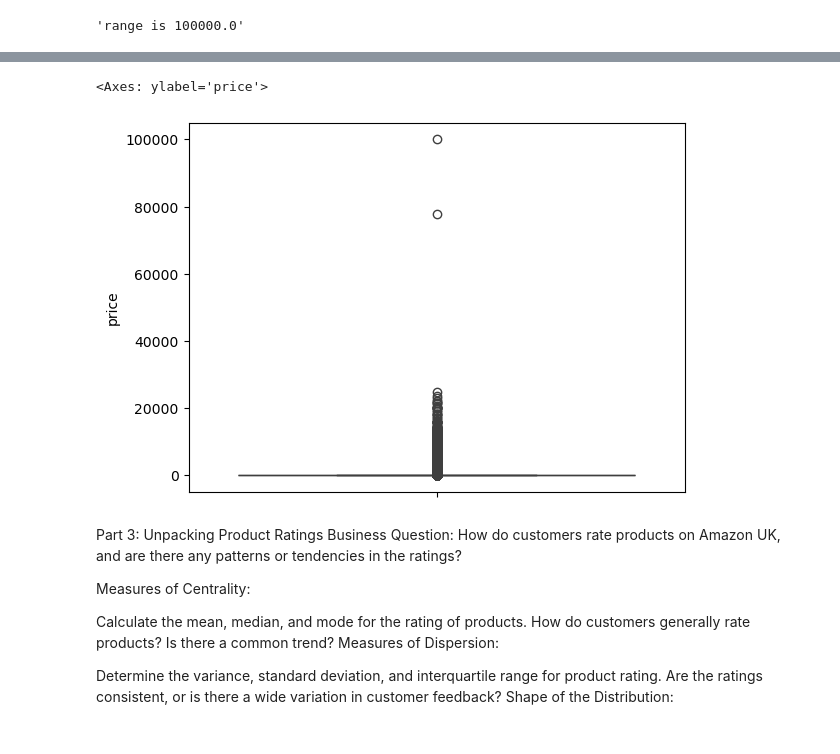
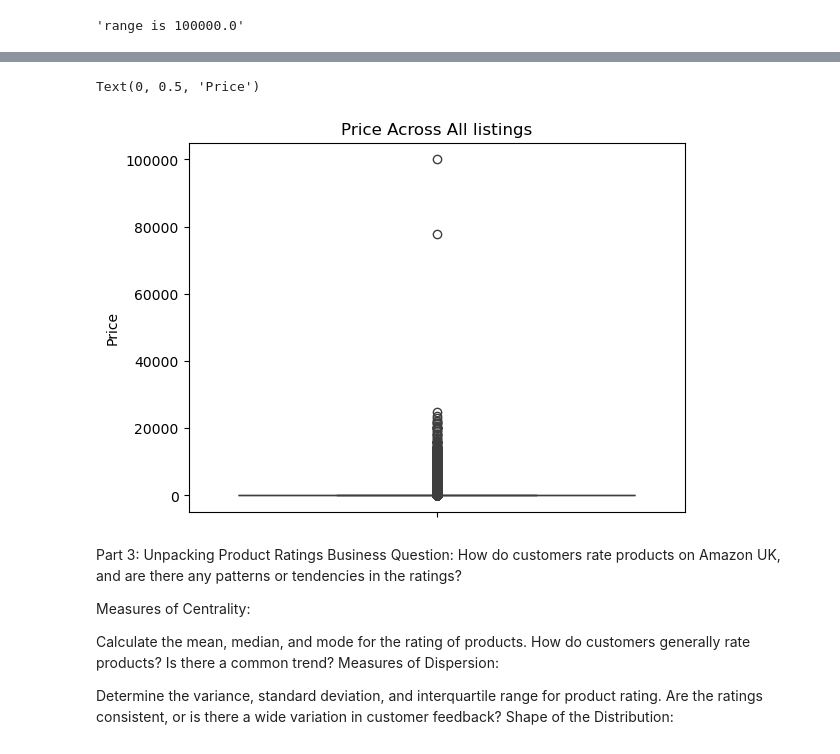
Before and after one commit to claireley/lab-eda-univariate, a Jupyter notebook: lab-univariate.ipynb, the cells around one changed output, grey strips where cells are left out. Cells and saved outputs as stored; diff of their text form; code cells hidden in the pictures.

```diff
--- a/lab-univariate.ipynb
+++ b/lab-univariate.ipynb
@@ -125,8 +144,10 @@ plt.hist(df[(df.price>Q1_price) & (df.price <Q3_price)].price)
 #Insight: Most of the values fall below 10000 gbp
 # %%
 sns.boxplot(df.price)
+plt.title('Price Across All listings')
+plt.ylabel('Price')
 # %% [output]
-<Axes: ylabel='price'>
+Text(0, 0.5, 'Price')
-[figure, old version]
+[figure, new version]
 # %%
 # Insight: from looking at the boxplot it's clear that there are a very large number of
```
Also changed, not shown: parts of 12 cells of this notebook.
